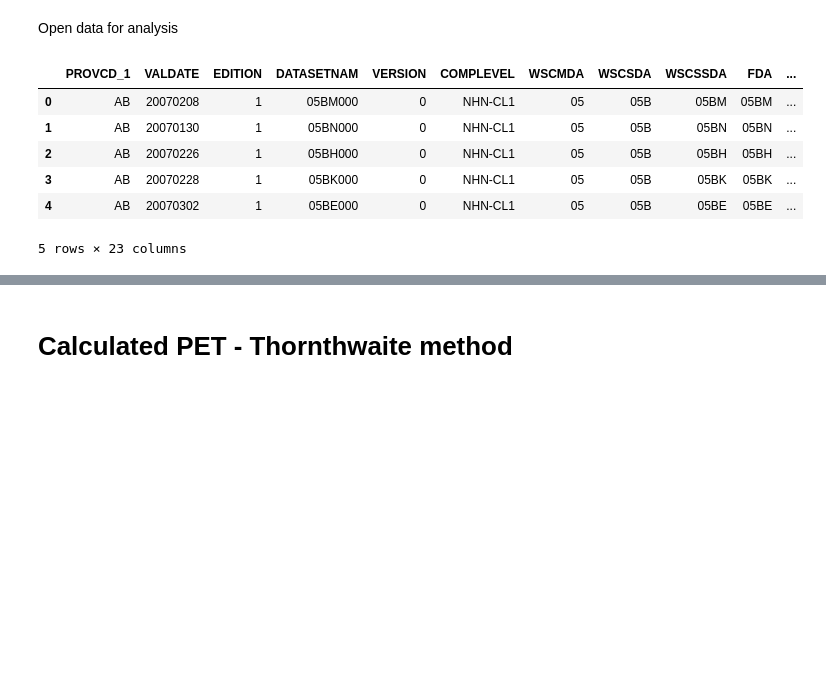
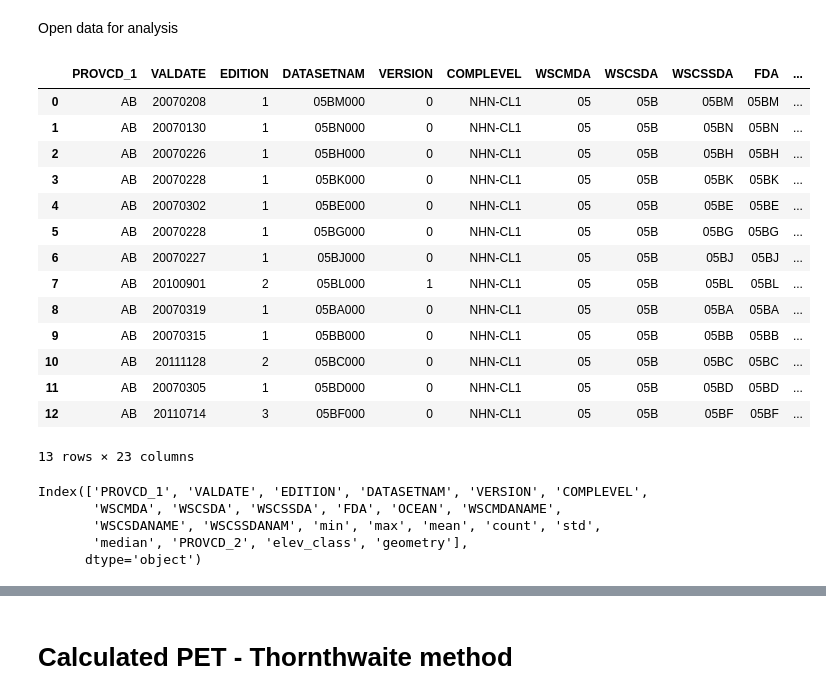
Before and after one commit to Nadiesenali/snowdroughtindex-main, a Jupyter notebook: notebooks/workflows/9_SPEI_workflow.ipynb, the cells around one changed output, grey strips where cells are left out. Cells and saved outputs as stored; diff of their text form; code cells hidden in the pictures; blank space fills up the shorter version.

```diff
--- a/notebooks/workflows/9_SPEI_workflow.ipynb
+++ b/notebooks/workflows/9_SPEI_workflow.ipynb
@@ -29,15 +29,32 @@ Open data for analysis
 # %%
 # Open shape file
 bow_basin = gpd.read_file(config['shapefile_dir'])
-display(bow_basin.head())
+display(bow_basin)
 # %% [output]
 |  | PROVCD_1 | VALDATE | EDITION | DATASETNAM | VERSION | COMPLEVEL | WSCMDA | WSCSDA | WSCSSDA | FDA | ... |
 | 0 | AB | 20070208 | 1 | 05BM000 | 0 | NHN-CL1 | 05 | 05B | 05BM | 05BM | ... |
 | 1 | AB | 20070130 | 1 | 05BN000 | 0 | NHN-CL1 | 05 | 05B | 05BN | 05BN | ... |
 | 2 | AB | 20070226 | 1 | 05BH000 | 0 | NHN-CL1 | 05 | 05B | 05BH | 05BH | ... |
 | 3 | AB | 20070228 | 1 | 05BK000 | 0 | NHN-CL1 | 05 | 05B | 05BK | 05BK | ... |
 | 4 | AB | 20070302 | 1 | 05BE000 | 0 | NHN-CL1 | 05 | 05B | 05BE | 05BE | ... |
+| 5 | AB | 20070228 | 1 | 05BG000 | 0 | NHN-CL1 | 05 | 05B | 05BG | 05BG | ... |
+| 6 | AB | 20070227 | 1 | 05BJ000 | 0 | NHN-CL1 | 05 | 05B | 05BJ | 05BJ | ... |
+| 7 | AB | 20100901 | 2 | 05BL000 | 1 | NHN-CL1 | 05 | 05B | 05BL | 05BL | ... |
+| 8 | AB | 20070319 | 1 | 05BA000 | 0 | NHN-CL1 | 05 | 05B | 05BA | 05BA | ... |
+| 9 | AB | 20070315 | 1 | 05BB000 | 0 | NHN-CL1 | 05 | 05B | 05BB | 05BB | ... |
+| 10 | AB | 20111128 | 2 | 05BC000 | 0 | NHN-CL1 | 05 | 05B | 05BC | 05BC | ... |
+| 11 | AB | 20070305 | 1 | 05BD000 | 0 | NHN-CL1 | 05 | 05B | 05BD | 05BD | ... |
+| 12 | AB | 20110714 | 3 | 05BF000 | 0 | NHN-CL1 | 05 | 05B | 05BF | 05BF | ... |
-5 rows × 23 columns
+13 rows × 23 columns
+# %%
+# print column names
+print(bow_basin.columns)
+# %% [output]
+Index(['PROVCD_1', 'VALDATE', 'EDITION', 'DATASETNAM', 'VERSION', 'COMPLEVEL',
+       'WSCMDA', 'WSCSDA', 'WSCSSDA', 'FDA', 'OCEAN', 'WSCMDANAME',
+       'WSCSDANAME', 'WSCSSDANAM', 'min', 'max', 'mean', 'count', 'std',
+       'median', 'PROVCD_2', 'elev_class', 'geometry'],
+      dtype='object')
 # %%
 SPEI_data = pd.read_csv(config['input_data_dir'])
 SPEI_data.set_index('time', inplace=True)
```
Also changed, not shown: parts of 11 cells of this notebook, 5 other files.
